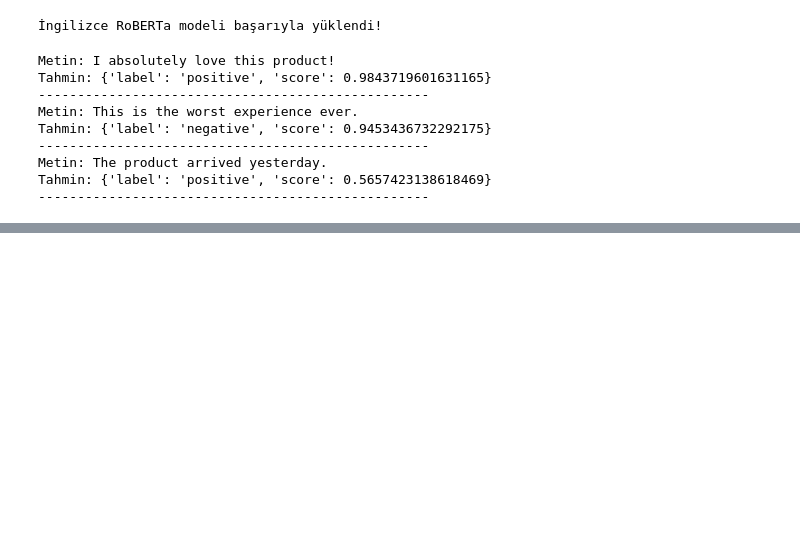
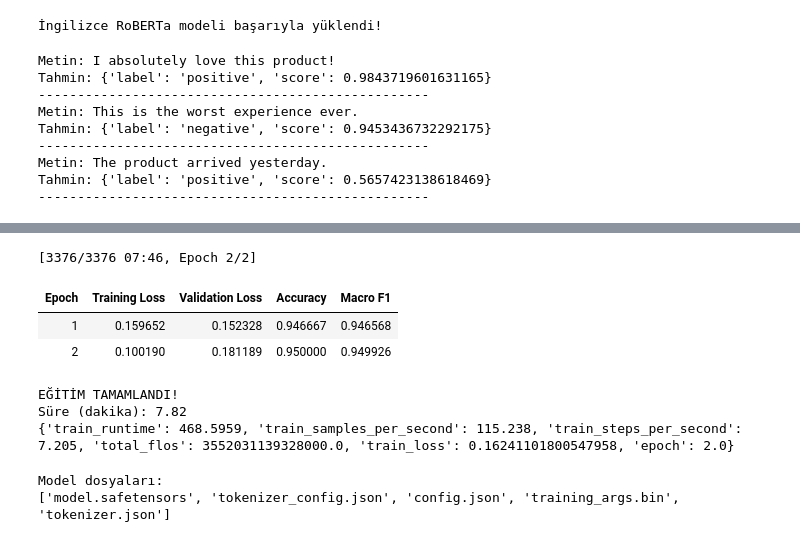
Before and after one commit to nazlicandogann/duygu-analizi, a Jupyter notebook: notebooks/03_bert.ipynb, the cells around one changed output, grey strips where cells are left out. Drawn from its saved outputs; the diff is of its cells as text; code cells hidden in the pictures; blank space fills up the shorter version.

```diff
--- a/notebooks/03_bert.ipynb
+++ b/notebooks/03_bert.ipynb
@@ -107,0 +602,10 @@ Tahmin: {'label': 'positive', 'score': 0.5657423138618469}
+# %%
+import pandas as pd
+import torch
+
+train_tr = pd.read_csv("train_tr.csv")
+test_tr = pd.read_csv("test_tr.csv")
+
+print("GPU:", torch.cuda.get_device_name(0))
+print("Eğitim:", len(train_tr))
+print("Test:", len(test_tr))
@@ -107,0 +722,67 @@ Tahmin: {'label': 'positive', 'score': 0.5657423138618469}
+# %%
+def compute_metrics(eval_pred):
+    logits, labels = eval_pred
+    predictions = np.argmax(logits, axis=-1)
+
+    return {
+        "accuracy": accuracy_score(labels, predictions),
+        "macro_f1": f1_score(
+            labels, predictions, average="macro"
+        )
+    }
+
+training_args = TrainingArguments(
+    output_dir="/content/berturk_checkpoints",
+    num_train_epochs=2,
+    learning_rate=2e-5,
+    per_device_train_batch_size=16,
+    per_device_eval_batch_size=16,
+    weight_decay=0.01,
+    eval_strategy="epoch",
+    save_strategy="epoch",
+    save_total_limit=3,
+    logging_steps=100,
+    fp16=True,
+    seed=42,
+    report_to="none",
+    load_best_model_at_end=True,
+    metric_for_best_model="eval_macro_f1",
+    greater_is_better=True
+)
+
+trainer = Trainer(
+    model=model,
+    args=training_args,
+    train_dataset=train_dataset,
+    eval_dataset=val_dataset,
+    compute_metrics=compute_metrics
+)
+
+start_time = time.time()
+train_result = trainer.train()
+training_time = time.time() - start_time
+
+print("EĞİTİM TAMAMLANDI!")
+print("Süre (dakika):", round(training_time / 60, 2))
+print(train_result.metrics)
+# %% [output]
+[3376/3376 07:46, Epoch 2/2]
+| Epoch | Training Loss | Validation Loss | Accuracy | Macro F1 |
+| 1 | 0.159652 | 0.152328 | 0.946667 | 0.946568 |
+| 2 | 0.100190 | 0.181189 | 0.950000 | 0.949926 |
+EĞİTİM TAMAMLANDI!
+Süre (dakika): 7.82
+{'train_runtime': 468.5959, 'train_samples_per_second': 115.238, 'train_steps_per_second': 7.205, 'total_flos': 3552031139328000.0, 'train_loss': 0.16241101800547958, 'epoch': 2.0}
+# %%
+import os
+
+FINAL_DIR = "/content/berturk_final"
+
+trainer.save_model(FINAL_DIR)
+tokenizer.save_pretrained(FINAL_DIR)
+
+print("Model dosyaları:")
+print(os.listdir(FINAL_DIR))
+# %% [output]
+Model dosyaları:
+['model.safetensors', 'tokenizer_config.json', 'config.json', 'training_args.bin', 'tokenizer.json']
```
Also changed, not shown: parts of 26 cells of this notebook.
